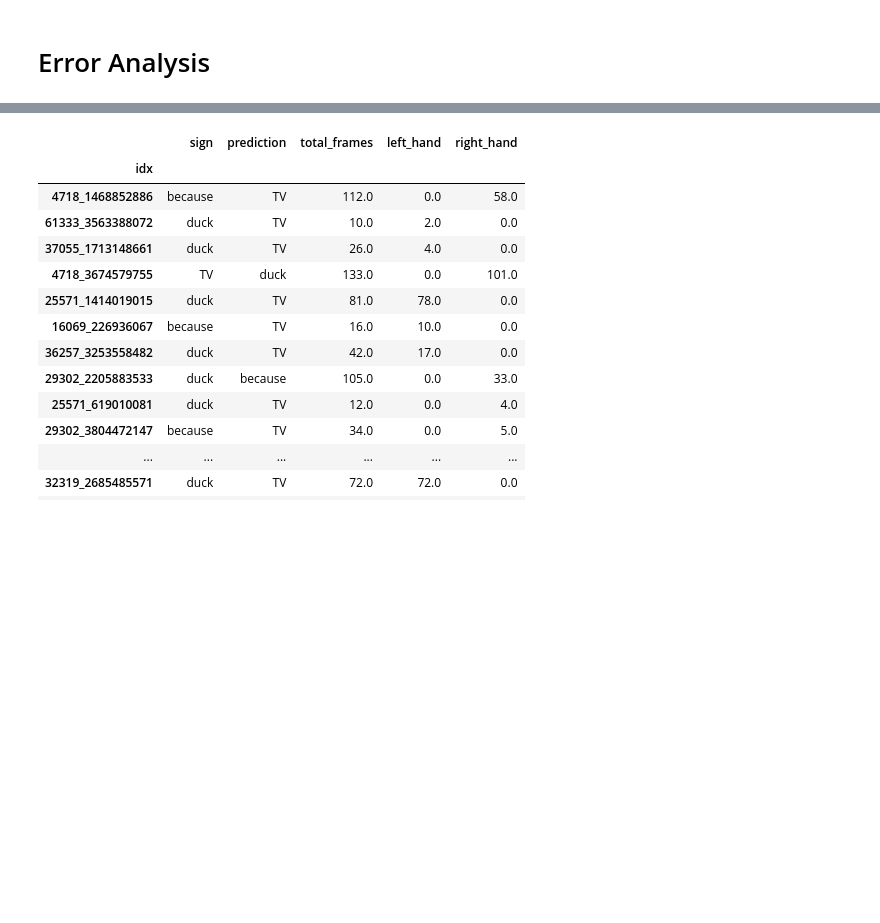
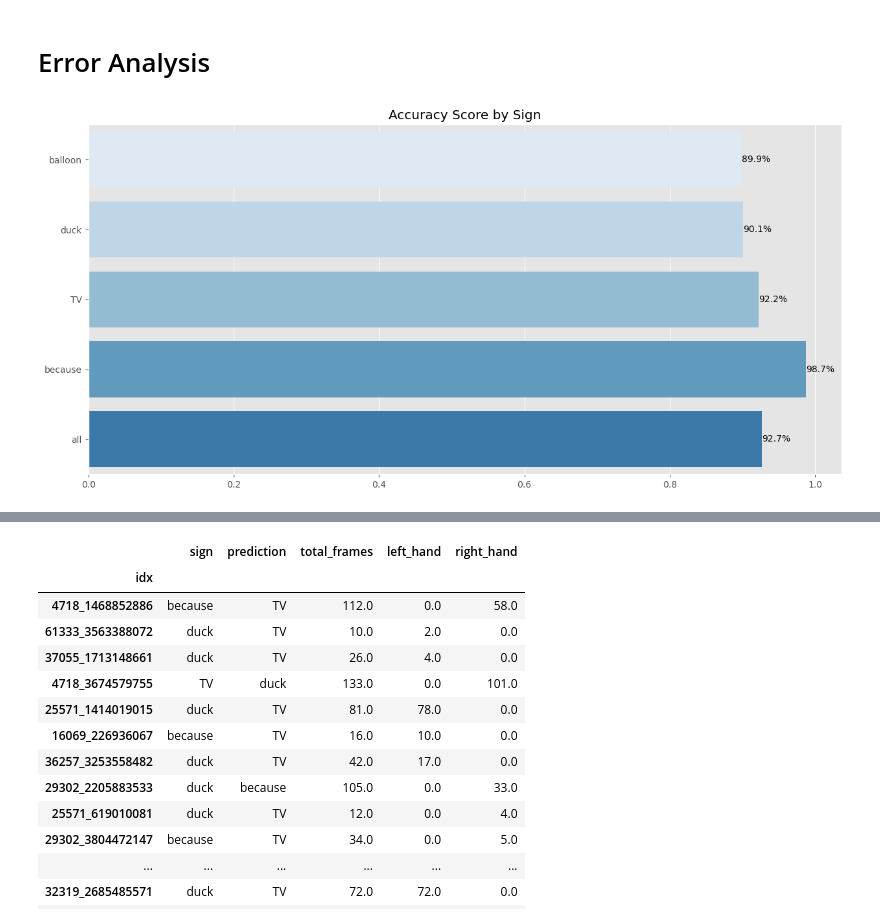
Before and after one commit to brendanfitz/kaggle, a Jupyter notebook: asl-signs/asl-signs-rnn.ipynb, the cells around one changed output, grey strips where cells are left out. Saved outputs shown, nothing was run; the diff lists cells and outputs as text; code cells hidden in the pictures; blank space fills up the shorter version.

```diff
--- a/asl-signs/asl-signs-rnn.ipynb
+++ b/asl-signs/asl-signs-rnn.ipynb
@@ -290,24 +302,22 @@ sign_labels_inv = {v: k for k, v in sign_labels.items()}
 # %% [markdown]
 # Preparing the Network
 # %%
-class RNN(nn.Module):
-    def __init__(self, input_size, hidden_size, output_size):
-        super(RNN, self).__init__()
+class ASLLSTM(nn.Module):
+    def __init__(self, input_size, hidden_dim, output_size):
+        super(ASLLSTM, self).__init__()
 
-        self.hidden_size = hidden_size
+        self.hidden_dim = hidden_dim
 
-        self.i2h = nn.Linear(input_size + hidden_size, hidden_size)
-        self.i2o = nn.Linear(input_size + hidden_size, output_size)
+        self.lstm = nn.LSTM(input_size, hidden_dim)
+
+        # The linear layer that maps from hidden state space to tag space
+        self.hidden2sign = nn.Linear(hidden_dim, output_size)
         self.softmax = nn.LogSoftmax(dim=1)
 
-    def forward(self, input_, hidden):
-        combined = torch.cat((input_, hidden), 1)
-        hidden = self.i2h(combined)
-        output = self.i2o(combined)
+    def forward(self, landmarks):
+        lstm_out, _ = self.lstm(landmarks)
+        output = self.hidden2sign(lstm_out[-1])
         output = self.softmax(output)
-        return output, hidden
-
-    def initHidden(self):
-        return torch.zeros(1, self.hidden_size)
+        return output
 # %% [markdown]
 ## Training the Network
@@ -421,3 +420,23 @@ plt.show()
 # %% [markdown]
 # Error Analysis
+# %%
+test_set.loc[:, 'prediction'] = guesses
+
+accuracy_scores = (pd.DataFrame(pd.concat([
+    test_set.groupby('sign').apply(lambda x: accuracy_score(x.sign, x.prediction)).sort_values(),
+    pd.Series({'all': accuracy_score(test_set.sign, test_set.prediction)})
+]))
+ .reset_index()
+ .rename(columns={'index': 'Sign', 0: 'Accuracy'})
+)
+fig, ax = plt.subplots(figsize=(15, 7))
+ax = sns.barplot(data=accuracy_scores, y='Sign', x='Accuracy', ax=ax, palette=sns.color_palette('Blues'))
+ax.set(title='Accuracy Score by Sign', xlabel='', ylabel='')
+
+for i in ax.containers:
+    ax.bar_label(i, [f'{j:.1%}' for j in i.datavalues])
+
+plt.show()
+# %% [output]
+[figure, added]
 # %%
```
Also changed, not shown: parts of 12 cells of this notebook, 3 other files.
